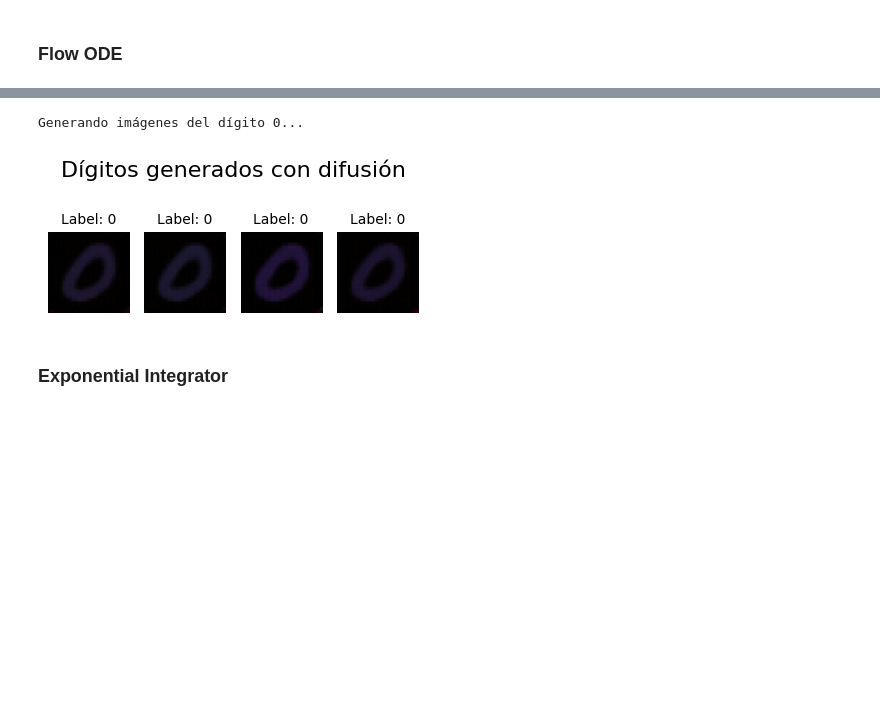
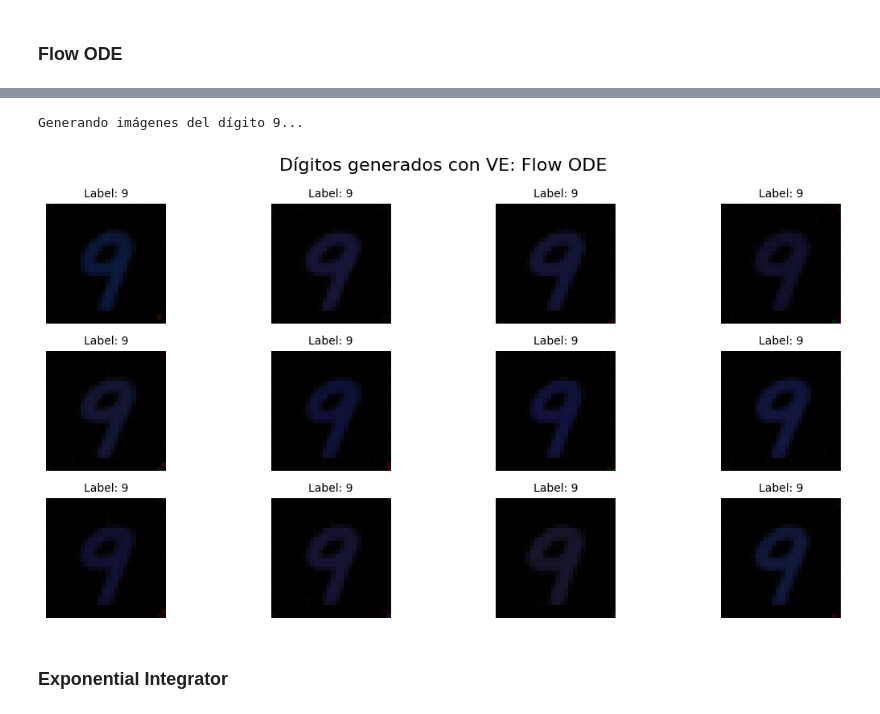
Before and after one commit to ManuelMunozBer/Generative-Diffusion, a Jupyter notebook: demo_notebooks/pruebas_validacion.ipynb, the cells around one changed output, grey strips where cells are left out. Drawn from its saved outputs; the diff is of its cells as text; code cells hidden in the pictures; blank space fills up the shorter version.

```diff
--- a/demo_notebooks/pruebas_validacion.ipynb
+++ b/demo_notebooks/pruebas_validacion.ipynb
@@ -194,9 +211,9 @@ diffusion_model_ve_flow_ode.load_score_model("../checkpoints/ve_sde.pt")
 # %%
-DIGIT_CLASS = 0
+DIGIT_CLASS = 9
 
 # Parámetros para generación
-N_SAMPLES = 4
-N_STEPS = 1000
+N_SAMPLES = 12
+N_STEPS = 2000
 
 # Crear tensor de condición para el dígito especificado
 condition = [DIGIT_CLASS]*N_SAMPLES
@@ -210,5 +227,5 @@ generated_images_ve_flow_ode, condition = diffusion_model_ve_flow_ode.generate(
     n_steps=N_STEPS
 )
 # Mostrar imágenes generadas
-show_images(generated_images_ve_flow_ode, title="Dígitos generados con difusión", labels=condition)
+show_images(generated_images_ve_flow_ode, title="Dígitos generados con VE: Flow ODE", labels=condition)
 # %% [output]
@@ -216,5 +233,5 @@ show_images(generated_images_ve_flow_ode, title="Dígitos generados con difusió
-Generando imágenes del dígito 0...
+Generando imágenes del dígito 9...
-[figure, old version]
+[figure, new version]
 # %% [markdown]
 ### Exponential Integrator
 # %%
```
Also changed, not shown: parts of 81 cells of this notebook, 16 other files.
